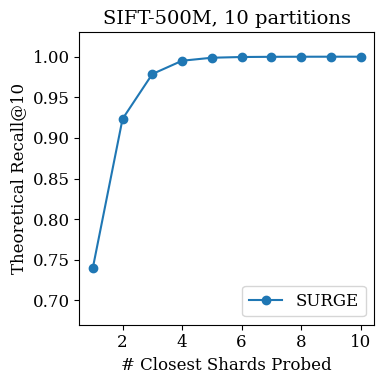
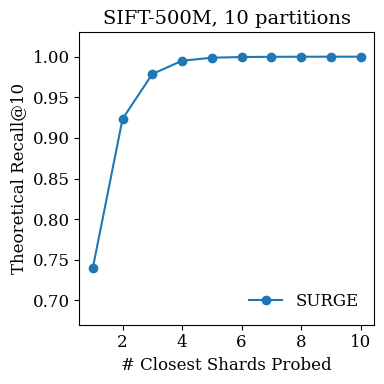
The notebook cell's code change between the first figure and the second:
--- before
+++ after
@@ -9,5 +9,5 @@
 plt.ylabel("Theoretical Recall@10")
 plt.title("SIFT-500M, 10 partitions")
-plt.legend(loc="lower right")
+plt.legend(loc="lower right", frameon=False)
 
 # plt.yticks(np.round(plt.yticks()[0], decimals=1))

Commit: updated figs